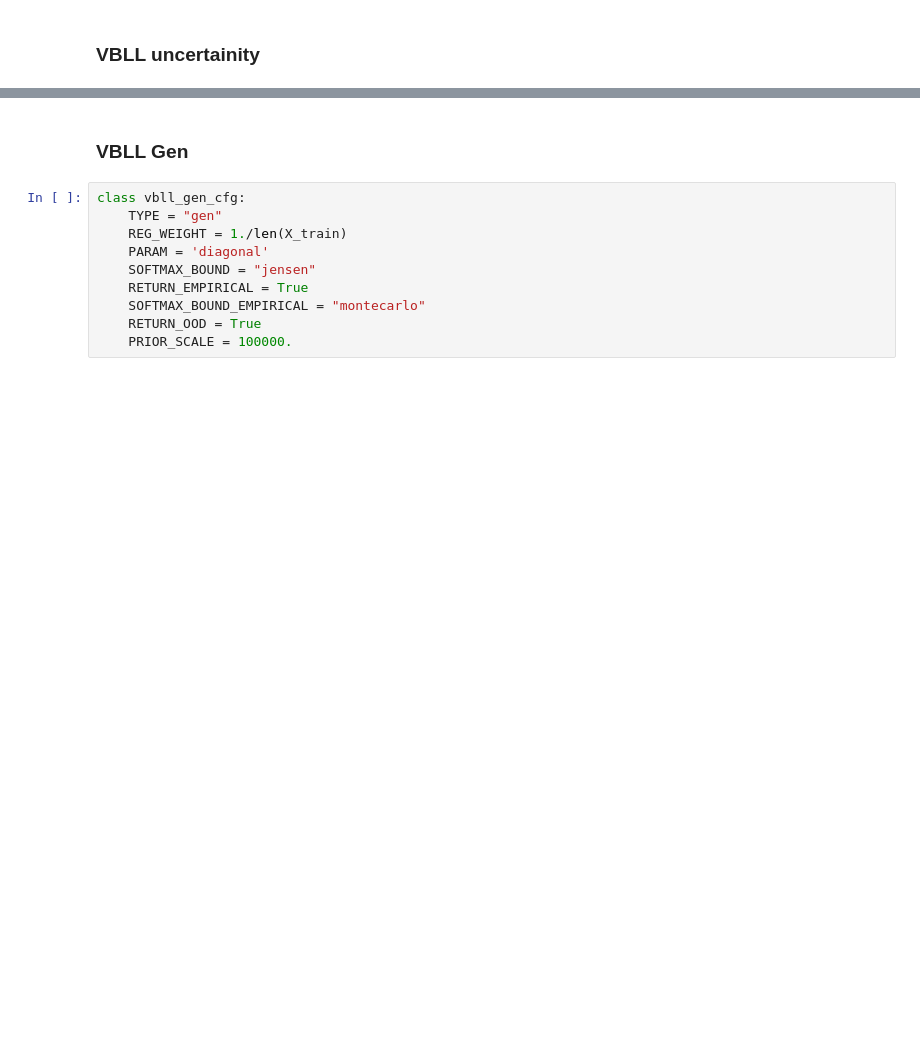
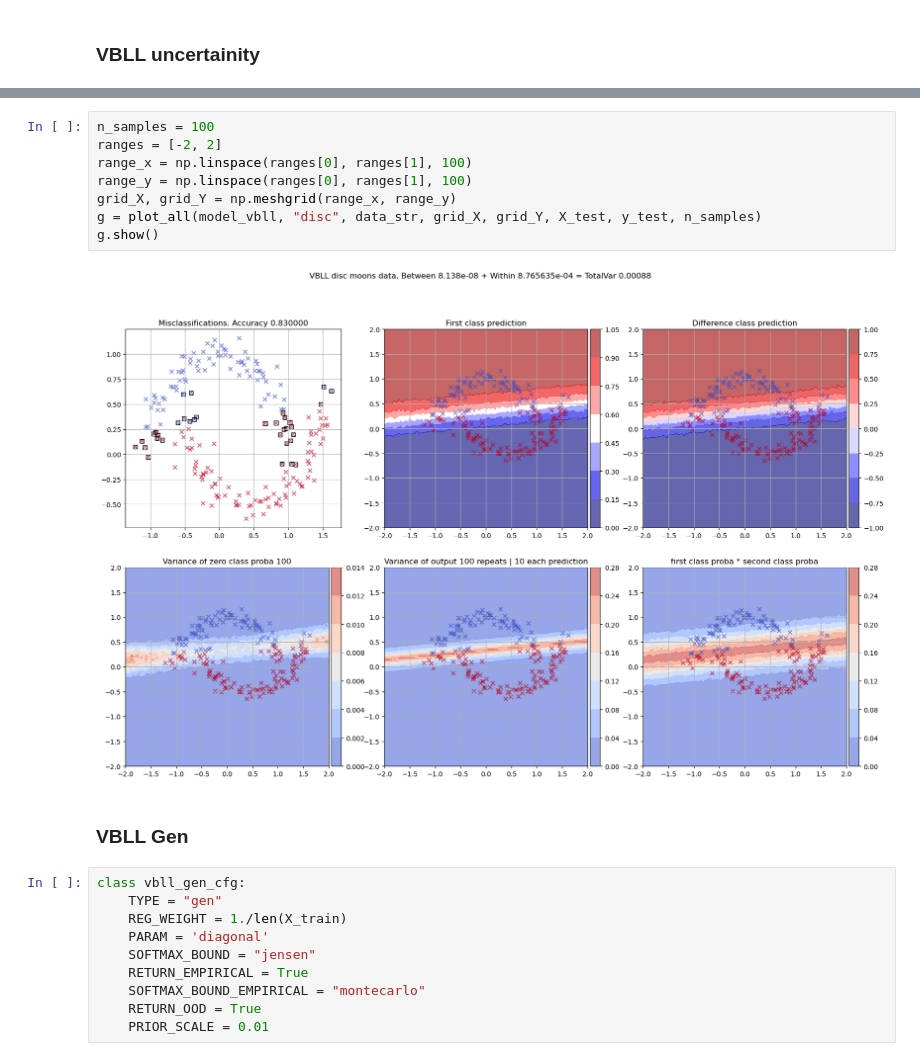
Before and after one commit to matekrk/vbll, a Jupyter notebook: sngp.ipynb, the cells around one changed output, grey strips where cells are left out. Drawn from its saved outputs; the diff is of its cells as text; blank space fills up the shorter version.

```diff
--- a/sngp.ipynb
+++ b/sngp.ipynb
@@ -767,3 +881,13 @@ plt.subplots_adjust(hspace=0.5, wspace=0.5)
+# %%
+n_samples = 100
+ranges = [-2, 2]
+range_x = np.linspace(ranges[0], ranges[1], 100)
+range_y = np.linspace(ranges[0], ranges[1], 100)
+grid_X, grid_Y = np.meshgrid(range_x, range_y)
+g = plot_all(model_vbll, "disc", data_str, grid_X, grid_Y, X_test, y_test, n_samples)
+g.show()
+# %% [output]
+[figure, added]
 # %% [markdown]
 ### VBLL Gen
 # %%
@@ -775,7 +899,7 @@ class vbll_gen_cfg:
     RETURN_EMPIRICAL = True
     SOFTMAX_BOUND_EMPIRICAL = "montecarlo"
     RETURN_OOD = True
-    PRIOR_SCALE = 100000.
+    PRIOR_SCALE = 0.01
 # %%
 model_vbll_gen, optimizer_vbll_gen = init_training_vbll(vbll_gen_cfg, lr=0.001)
 losses_vbll_gen, accuracies_vbll_gen = proceed_training_vbll(model_vbll_gen, train_loader, optimizer_vbll_gen, num_epochs=50)
```
Also changed, not shown: parts of 19 cells of this notebook.
